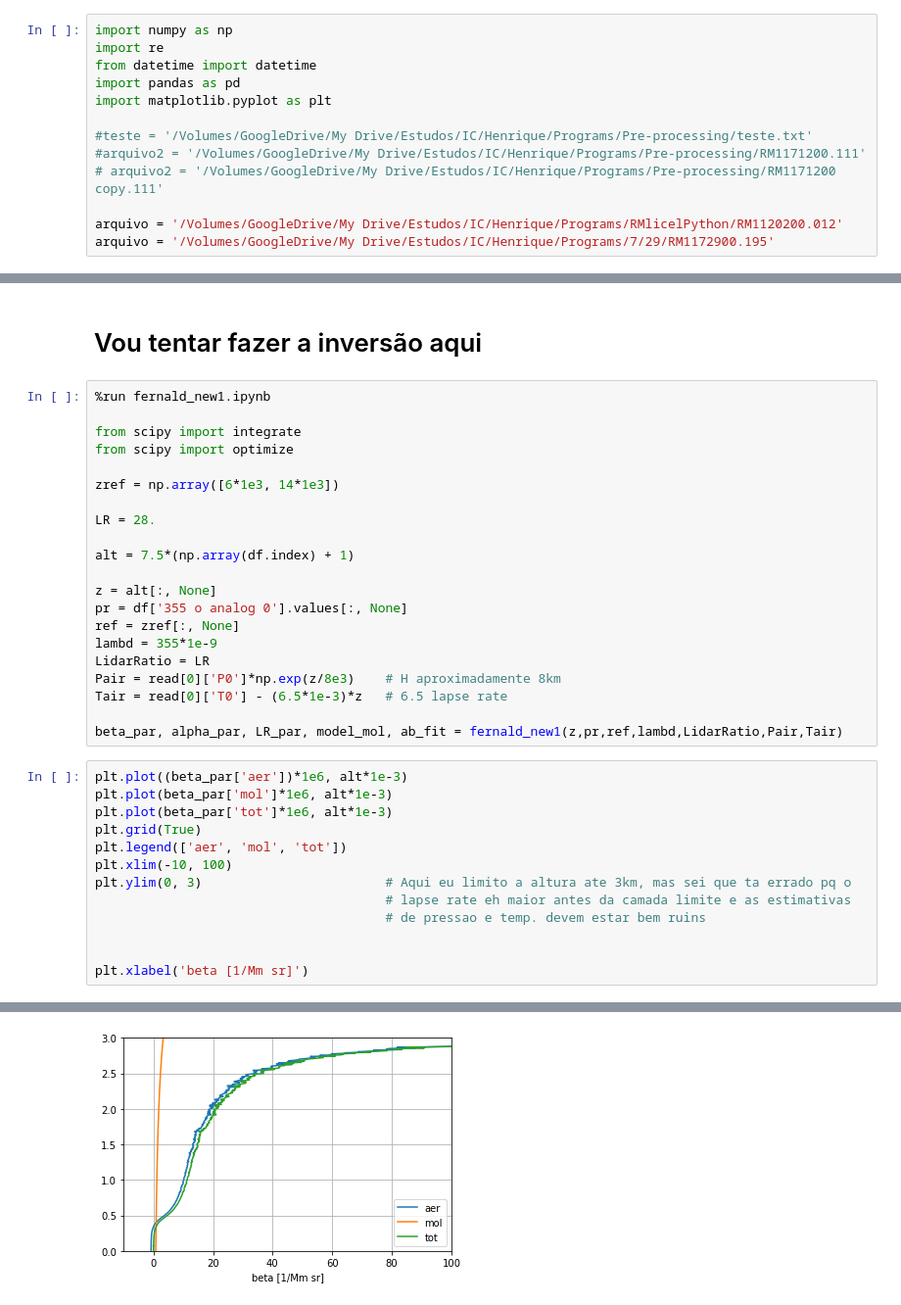
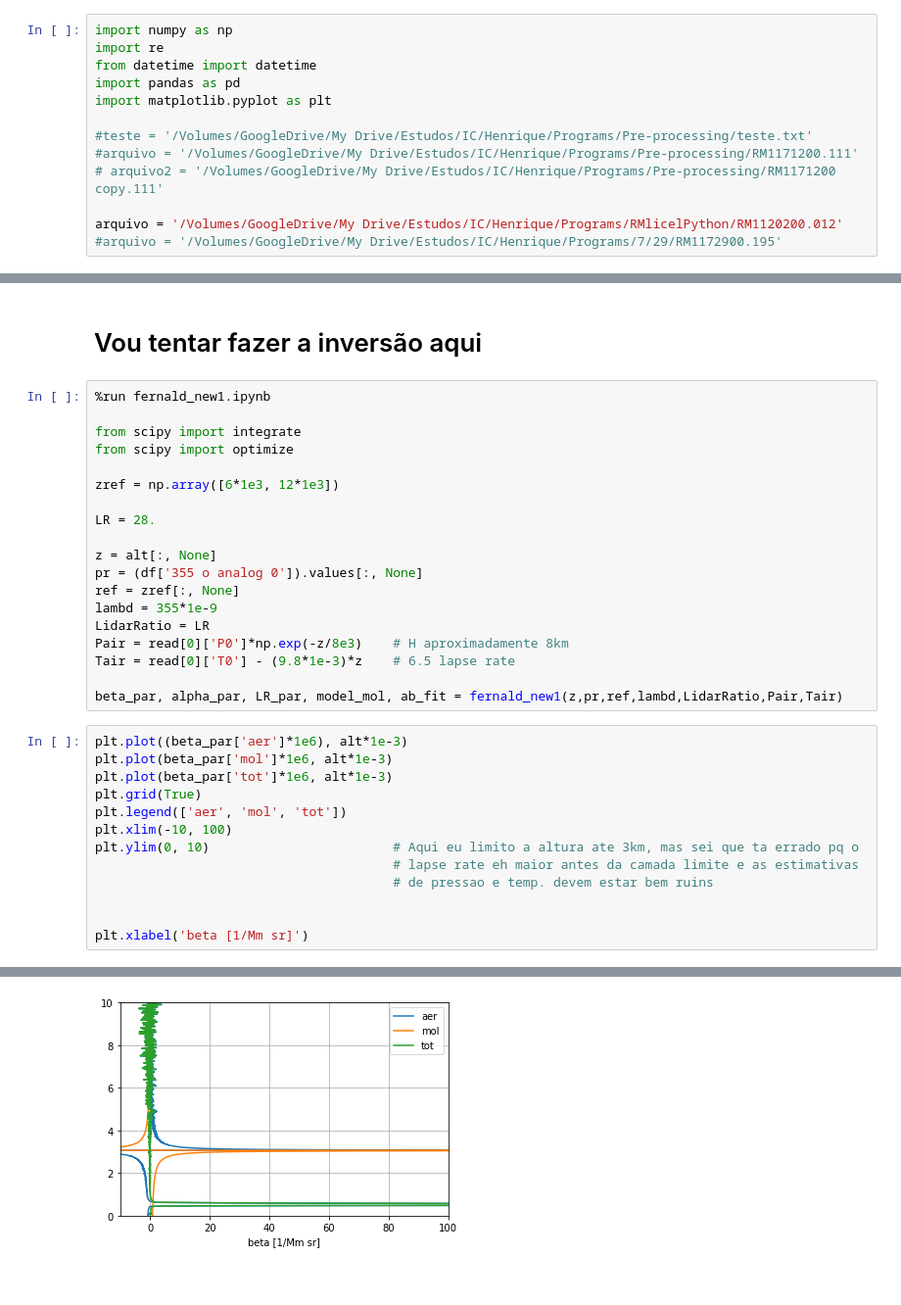
Before and after one commit to hmjbarbosa/RMlicelPython, a Jupyter notebook: profile_read_python.ipynb, the cells around one changed output, grey strips where cells are left out. Shown: that part at 98% size. Saved outputs shown, nothing was run; the diff lists cells and outputs as text.

```diff
--- a/profile_read_python.ipynb
+++ b/profile_read_python.ipynb
@@ -6,11 +6,11 @@ import pandas as pd
 import matplotlib.pyplot as plt
 
 #teste = '/Volumes/GoogleDrive/My Drive/Estudos/IC/Henrique/Programs/Pre-processing/teste.txt'
-#arquivo2 = '/Volumes/GoogleDrive/My Drive/Estudos/IC/Henrique/Programs/Pre-processing/RM1171200.111'
+#arquivo = '/Volumes/GoogleDrive/My Drive/Estudos/IC/Henrique/Programs/Pre-processing/RM1171200.111'
 # arquivo2 = '/Volumes/GoogleDrive/My Drive/Estudos/IC/Henrique/Programs/Pre-processing/RM1171200 copy.111'
 
 arquivo = '/Volumes/GoogleDrive/My Drive/Estudos/IC/Henrique/Programs/RMlicelPython/RM1120200.012'
-arquivo = '/Volumes/GoogleDrive/My Drive/Estudos/IC/Henrique/Programs/7/29/RM1172900.195'
+#arquivo = '/Volumes/GoogleDrive/My Drive/Estudos/IC/Henrique/Programs/7/29/RM1172900.195'
 # %% [markdown]
 Links úteis:
 
@@ -262,34 +262,32 @@ plot = df[:3000].plot(grid=True, subplots=True, title='First test plot')
 from scipy import integrate
 from scipy import optimize
 
-zref = np.array([6*1e3, 14*1e3])
+zref = np.array([6*1e3, 12*1e3])
 
 LR = 28.
 
-alt = 7.5*(np.array(df.index) + 1)
-
 z = alt[:, None]
-pr = df['355 o analog 0'].values[:, None]
+pr = (df['355 o analog 0']).values[:, None]
 ref = zref[:, None]
 lambd = 355*1e-9
 LidarRatio = LR
-Pair = read[0]['P0']*np.exp(z/8e3)    # H aproximadamente 8km
-Tair = read[0]['T0'] - (6.5*1e-3)*z   # 6.5 lapse rate
+Pair = read[0]['P0']*np.exp(-z/8e3)    # H aproximadamente 8km
+Tair = read[0]['T0'] - (9.8*1e-3)*z    # 6.5 lapse rate
 
 beta_par, alpha_par, LR_par, model_mol, ab_fit = fernald_new1(z,pr,ref,lambd,LidarRatio,Pair,Tair)
 # %%
-plt.plot((beta_par['aer'])*1e6, alt*1e-3)
+plt.plot((beta_par['aer']*1e6), alt*1e-3)
 plt.plot(beta_par['mol']*1e6, alt*1e-3)
 plt.plot(beta_par['tot']*1e6, alt*1e-3)
 plt.grid(True)
 plt.legend(['aer', 'mol', 'tot'])
 plt.xlim(-10, 100)
-plt.ylim(0, 3)                        # Aqui eu limito a altura ate 3km, mas sei que ta errado pq o
-                                      # lapse rate eh maior antes da camada limite e as estimativas
-                                      # de pressao e temp. devem estar bem ruins
+plt.ylim(0, 10)                        # Aqui eu limito a altura ate 3km, mas sei que ta errado pq o
+                                       # lapse rate eh maior antes da camada limite e as estimativas
+                                       # de pressao e temp. devem estar bem ruins
 
 
 plt.xlabel('beta [1/Mm sr]')
 # %% [output]
 Text(0.5, 0, 'beta [1/Mm sr]')
-[figure, old version]
+[figure, new version]
```
Also changed, not shown: parts of 4 cells of this notebook, 3 other files.
